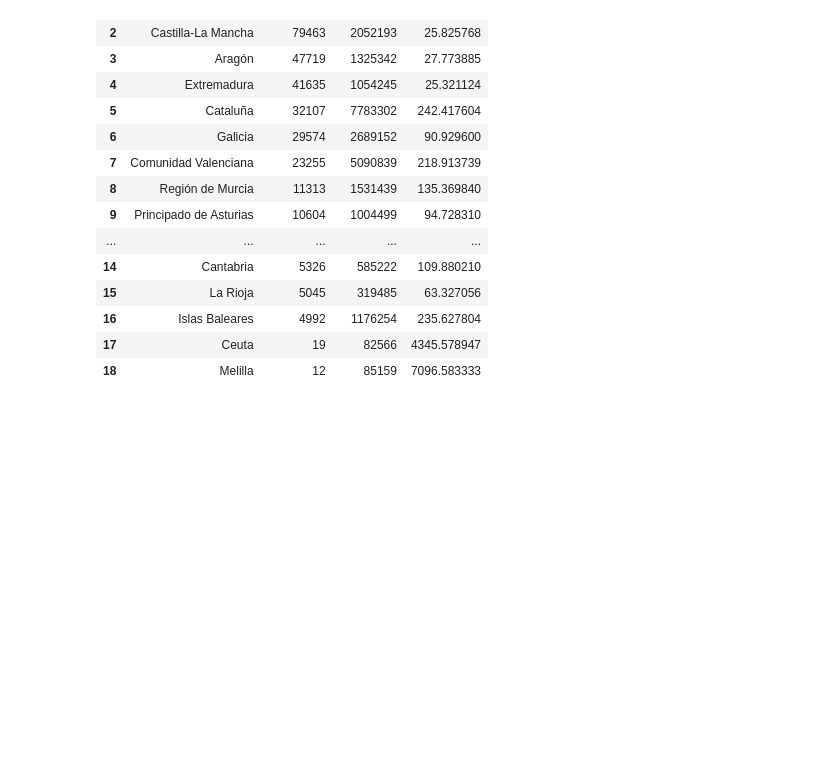
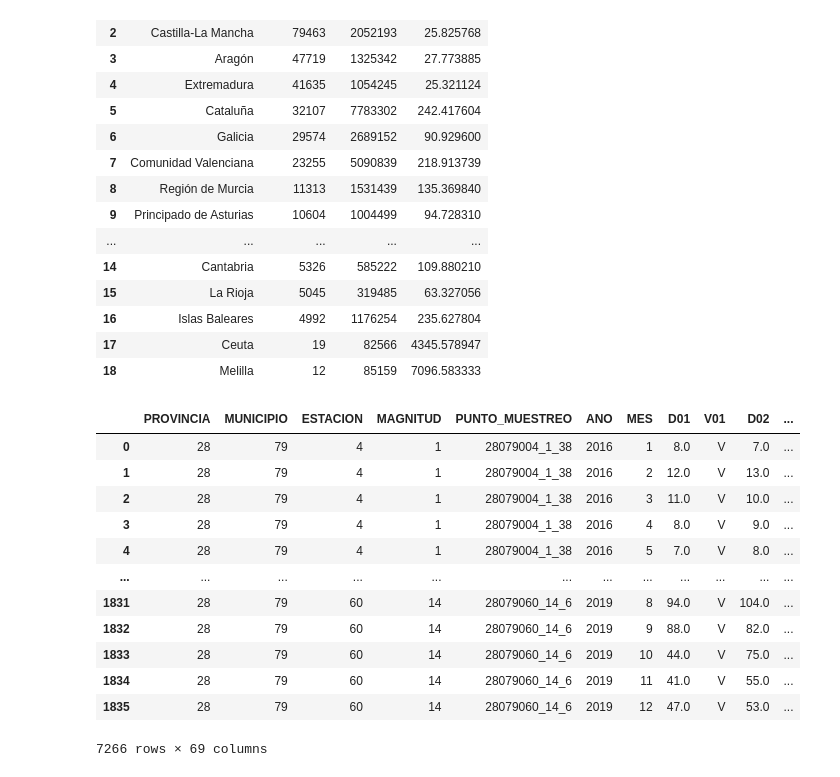
Before and after one commit to jairojaenz/Analisis-exploratorio-de-datos, a Jupyter notebook: Semana9_Guia#4/guia#4.ipynb, the cells around one changed output. Cells and saved outputs as stored; diff of their text form; code cells hidden in the pictures; blank space fills up the shorter version.

```diff
--- a/Semana9_Guia#4/guia#4.ipynb
+++ b/Semana9_Guia#4/guia#4.ipynb
@@ -249,3 +249,40 @@ df
 | 16 | Islas Baleares | 4992 | 1176254 | 235.627804 |
 | 17 | Ceuta | 19 | 82566 | 4345.578947 |
 | 18 | Melilla | 12 | 85159 | 7096.583333 |
+# %%
+# Los ficheros emisiones-2016.csv, emisiones-2017.csv, emisiones-2018.csv y emisiones-2019.csv,
+# contienen datos sobre las emisiones contaminantes en la ciudad de Madrid en los años 2016, 2017,
+# 2018 y 2019 respectivamente. Escribir un programa con los siguientes requisitos:
+# 1. Generar un DataFrame con los datos de los cuatro ficheros.
+# 2. Filtrar las columnas del DataFrame para quedarse con las columnas ESTACION, MAGNITUD, AÑO, MES y las correspondientes a los días D01, D02, ..., D31.
+# 3. Reestructurar el DataFrame para que los valores de los contaminantes de las columnas de los días aparezcan en una única columna.
+# 4. Añadir una columna con la fecha a partir de la concatenación del año, el mes y el día (usar el módulo datetime).
+# 5. Eliminar las filas con fechas no válidas (utilizar la función isnat del módulo numpy) y ordenar el DataFrame por estaciones, contaminantes y fecha.
+# 6. Mostrar por pantalla las estaciones y los contaminantes disponibles en el DataFrame.
+
+import numpy as np
+import pandas as pd
+import datetime
+
+# 1. Generar un DataFrame con los datos de los cuatro ficheros.
+df_2016 = pd.read_csv('Ejercicio_1/emisiones-2016.csv', sep=';')
+df_2017 = pd.read_csv('Ejercicio_1/emisiones-2017.csv', sep=';')
+df_2018 = pd.read_csv('Ejercicio_1/emisiones-2018.csv', sep=';')
+df_2019 = pd.read_csv('Ejercicio_1/emisiones-2019.csv', sep=';')
+
+df = pd.concat([df_2016, df_2017, df_2018, df_2019])
+df
+# %% [output]
+|  | PROVINCIA | MUNICIPIO | ESTACION | MAGNITUD | PUNTO_MUESTREO | ANO | MES | D01 | V01 | D02 | ... |
+| 0 | 28 | 79 | 4 | 1 | 28079004_1_38 | 2016 | 1 | 8.0 | V | 7.0 | ... |
+| 1 | 28 | 79 | 4 | 1 | 28079004_1_38 | 2016 | 2 | 12.0 | V | 13.0 | ... |
+| 2 | 28 | 79 | 4 | 1 | 28079004_1_38 | 2016 | 3 | 11.0 | V | 10.0 | ... |
+| 3 | 28 | 79 | 4 | 1 | 28079004_1_38 | 2016 | 4 | 8.0 | V | 9.0 | ... |
+| 4 | 28 | 79 | 4 | 1 | 28079004_1_38 | 2016 | 5 | 7.0 | V | 8.0 | ... |
+| ... | ... | ... | ... | ... | ... | ... | ... | ... | ... | ... | ... |
+| 1831 | 28 | 79 | 60 | 14 | 28079060_14_6 | 2019 | 8 | 94.0 | V | 104.0 | ... |
+| 1832 | 28 | 79 | 60 | 14 | 28079060_14_6 | 2019 | 9 | 88.0 | V | 82.0 | ... |
+| 1833 | 28 | 79 | 60 | 14 | 28079060_14_6 | 2019 | 10 | 44.0 | V | 75.0 | ... |
+| 1834 | 28 | 79 | 60 | 14 | 28079060_14_6 | 2019 | 11 | 41.0 | V | 55.0 | ... |
+| 1835 | 28 | 79 | 60 | 14 | 28079060_14_6 | 2019 | 12 | 47.0 | V | 53.0 | ... |
+7266 rows × 69 columns
```
Also changed, not shown: parts of 13 cells of this notebook, 8 other files.
